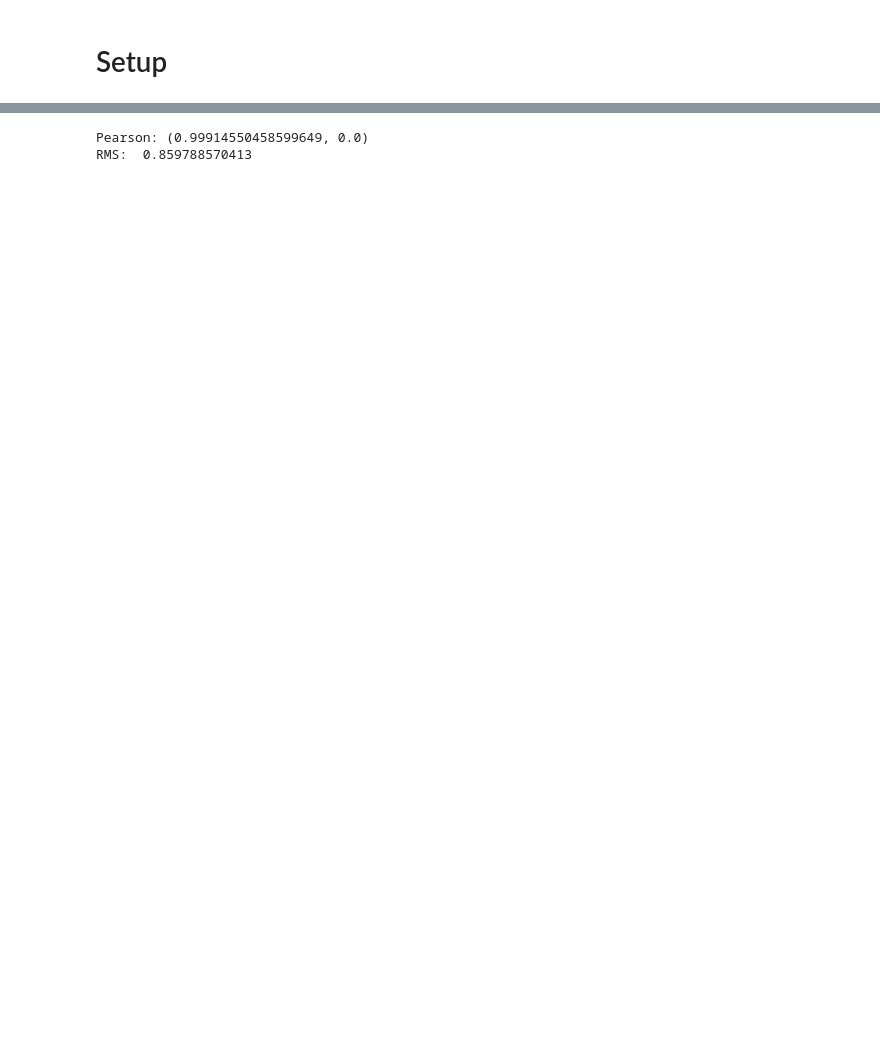
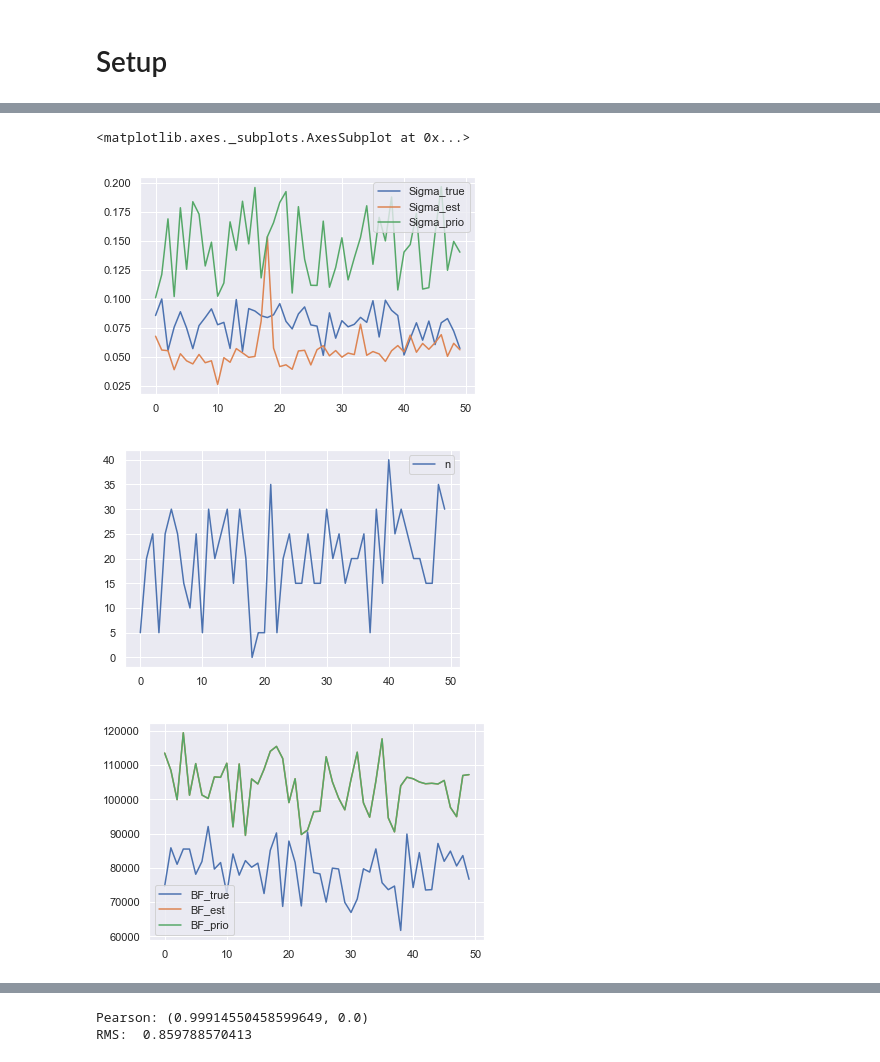
Before and after one commit to RailProfAC/19_Eurobrake, a Jupyter notebook: Code/Simulation.ipynb, the cells around one changed output, grey strips where cells are left out. Saved outputs shown, nothing was run; the diff lists cells and outputs as text; code cells hidden in the pictures; blank space fills up the shorter version.

```diff
--- a/Code/Simulation.ipynb
+++ b/Code/Simulation.ipynb
@@ -55,38 +14,0 @@ dffleet.head()
-# %%
-# Some lists for simulation
-aObsList = []
-aNomList = []
-relList = []
-sdList = []
-kList = []
-sigmaSave = [[] for k in range(NWagonsFleet)]
-bfEst = np.zeros(NWagonsTrain)
-
-for i in range(0, M):
-    # Build a train
-    WagonsSelected = np.random.choice(range(1, NWagonsFleet+1), size =  NWagonsTrain, replace = False)
-    Train = dffleet.iloc[WagonsSelected].as_matrix() ###################
-    for i in range(0, N):
-        bfTrue = list(map(brakeforce, Train))
-        aObs = sum(bfTrue)/(NWagonsTrain * mass)
-        aObs = aObs + aObs*np.random.normal(0, 0.05)
-        aNom = (NWagonsTrain * rBF)/(NWagonsTrain * mass)
-        # Estimate observed brakeforce of train
-        bfTrain = aObs*(NWagonsTrain * mass)
-        sdTrain = np.mean(np.array(Train)[1:NWagonsTrain, 1])
-        kTrain = (aObs/aNom-1)/sdTrain
-        bfExp = np.array(list(map(brakeforceMC, Train)))
-        bfEst = np.zeros(bfExp.shape,dtype=float)
-        for j in range(0, NWagonsTrain):
-            # Predict: Estimate each wagon's contribution
-            mask = np.ones(NWagonsTrain,dtype=bool)
-            mask[j]=0
-            bfEst[j] = 1/rBF*(bfTrain - np.sum(bfExp[mask,:],0))
-            # Correct
-            Fleet[Train[j][0]][3] += 1
-            #sigma = np.sqrt((bfEst[j] - rBF)**2/(Fleet[Train[j][0]][3]-1))
-            var = np.sqrt(NWagonsTrain)*np.var(bfEst[j,:])
-            var2 = Fleet[Train[j][0]][2]**2
-            #Fleet[Train[j][0]][2] = 1/(Fleet[Train[j][0]][3])*(Fleet[Train[j][0]][3]*Fleet[Train[j][0]][2] + sigma/rBF/np.sqrt(NWagonsTrain**2))
-            Fleet[Train[j][0]][2] = np.sqrt(var*var2/(var+var2))
-            sigmaSave[Train[j][0]].append(Fleet[Train[j][0]][2])
@@ -94,0 +98,10 @@ KeyError: 0.022910093004317723
+# %%
+Fleet[['Sigma_true', 'Sigma_est', 'Sigma_prio']].plot()
+
+Fleet[['n']].plot()
+Fleet[['BF_true', 'BF_est', 'BF_prio']].plot()
+# %% [output]
+<matplotlib.axes._subplots.AxesSubplot at 0x...>
+[figure, added]
+[figure, added]
+[figure, added]
```
Also changed, not shown: parts of 17 cells of this notebook.
